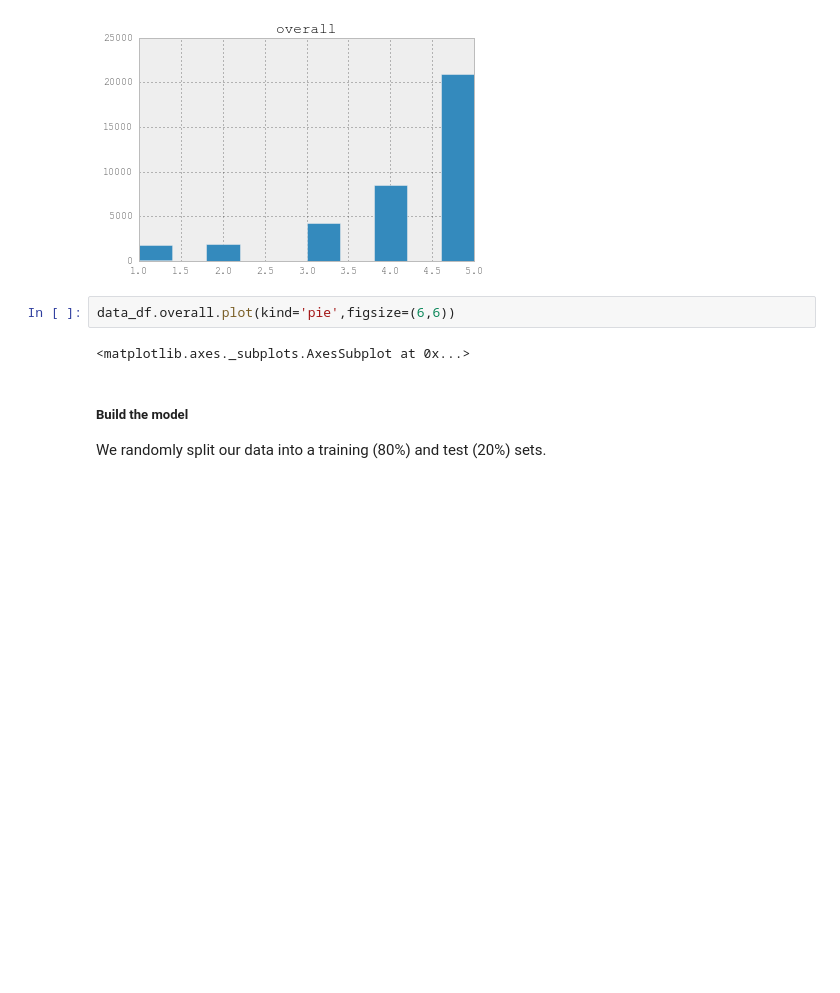
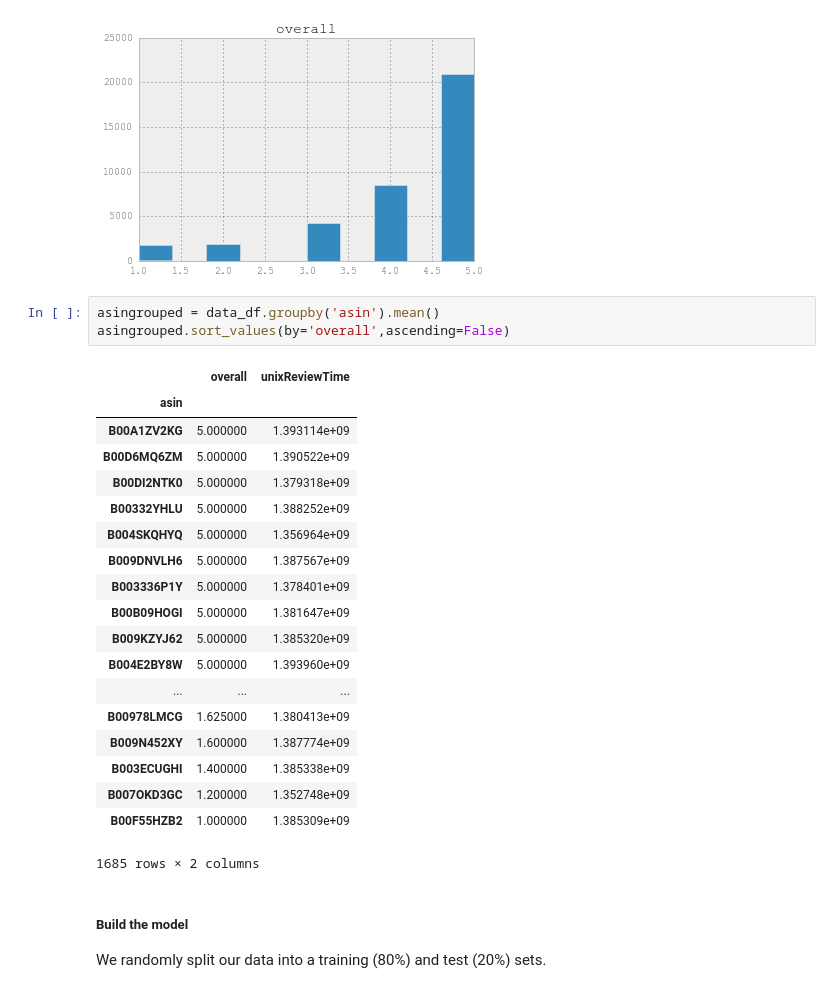
Before and after one commit to RahnL/DataScience-SMU, a Jupyter notebook: DataMining/Recommender System Sample.ipynb, the cells around one changed output. Cells and saved outputs as stored; diff of their text form; blank space fills up the shorter version.

```diff
--- a/DataMining/Recommender System Sample.ipynb
+++ b/DataMining/Recommender System Sample.ipynb
@@ -131,10 +136,29 @@ data_df.hist('overall')
 array([[<matplotlib.axes._subplots.AxesSubplot object at 0x...>]], dtype=object)
 ERROR! Session/line number was not unique in database. History logging moved to new session 151
 [figure]
-# %%
-data_df.overall.plot(kind='pie',figsize=(6,6))
-# %% [output]
-<matplotlib.axes._subplots.AxesSubplot at 0x...>
+# %%
+asingrouped = data_df.groupby('asin').mean()
+asingrouped.sort_values(by='overall',ascending=False)
+# %% [output]
+|  | overall | unixReviewTime |
+| asin |  |  |
+| B00A1ZV2KG | 5.000000 | 1.393114e+09 |
+| B00D6MQ6ZM | 5.000000 | 1.390522e+09 |
+| B00DI2NTK0 | 5.000000 | 1.379318e+09 |
+| B00332YHLU | 5.000000 | 1.388252e+09 |
+| B004SKQHYQ | 5.000000 | 1.356964e+09 |
+| B009DNVLH6 | 5.000000 | 1.387567e+09 |
+| B003336P1Y | 5.000000 | 1.378401e+09 |
+| B00B09HOGI | 5.000000 | 1.381647e+09 |
+| B009KZYJ62 | 5.000000 | 1.385320e+09 |
+| B004E2BY8W | 5.000000 | 1.393960e+09 |
+| ... | ... | ... |
+| B00978LMCG | 1.625000 | 1.380413e+09 |
+| B009N452XY | 1.600000 | 1.387774e+09 |
+| B003ECUGHI | 1.400000 | 1.385338e+09 |
+| B007OKD3GC | 1.200000 | 1.352748e+09 |
+| B00F55HZB2 | 1.000000 | 1.385309e+09 |
+1685 rows × 2 columns
 # %% [markdown]
 ##### Build the model
 
```
Also changed, not shown: parts of 1 cell of this notebook.
